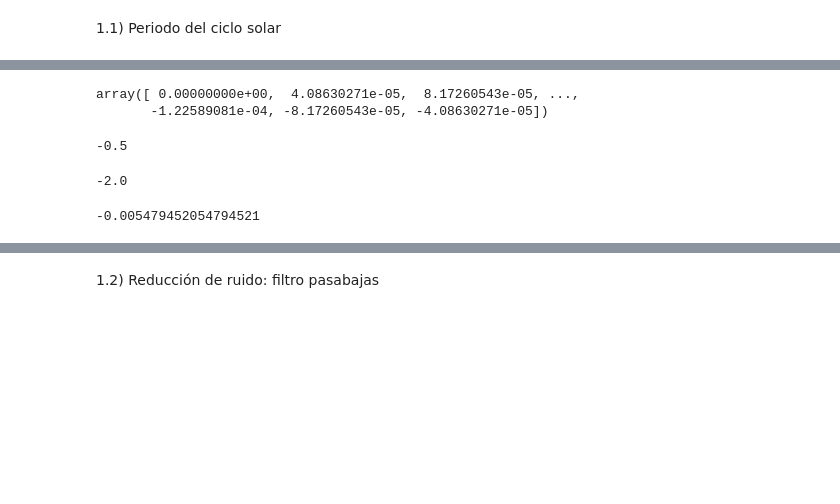
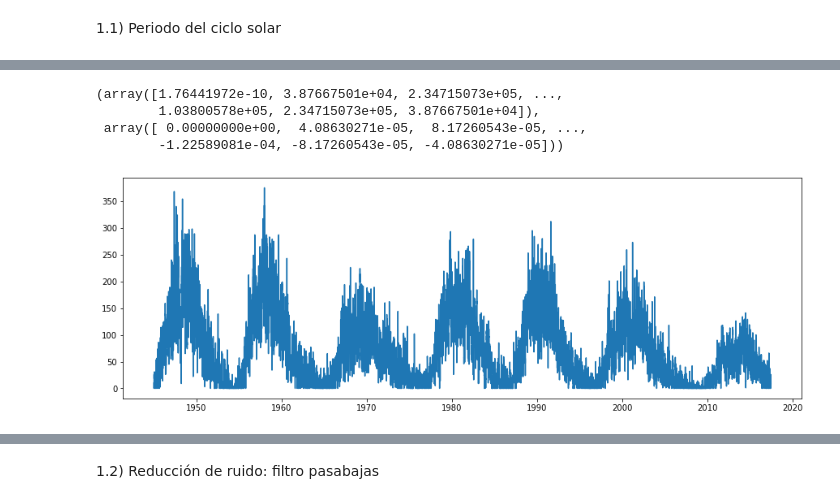
Before and after one commit to CatalinaFlorez/Metodos-Computacionales-2---Borrero-Florez, a Jupyter notebook: Taller 2.ipynb, the cells around one changed output, grey strips where cells are left out. Saved outputs shown, nothing was run; the diff lists cells and outputs as text; code cells hidden in the pictures; blank space fills up the shorter version.

```diff
--- a/Taller 2.ipynb
+++ b/Taller 2.ipynb
@@ -184,21 +36,14 @@ array([1736280.             +0.j        ,
-# %%
-frecs=np.fft.fftfreq(len(df["Año"]))
-frecs
-# %% [output]
-array([ 0.00000000e+00,  4.08630271e-05,  8.17260543e-05, ...,
-       -1.22589081e-04, -8.17260543e-05, -4.08630271e-05])
-# %%
-frec_ppal=frecs[np.argmax(np.abs(frecs))]
-frec_ppal
-# %% [output]
--0.5
-# %%
-periodo=1/frec_ppal
-periodo
-# %% [output]
--2.0
-# %%
-periodo_años=periodo/365
-periodo_años
-# %% [output]
--0.005479452054794521
+# %%
+transf=abs(np.fft.fft(datos_f["SSN"]))
+frecs=np.fft.fftfreq(len(datos_f["SSN"]))
+transf,frecs
+# %% [output]
+(array([1.76441972e-10, 3.87667501e+04, 2.34715073e+05, ...,
+        1.03800578e+05, 2.34715073e+05, 3.87667501e+04]),
+ array([ 0.00000000e+00,  4.08630271e-05,  8.17260543e-05, ...,
+        -1.22589081e-04, -8.17260543e-05, -4.08630271e-05]))
+# %%
+plt.plot(df['Date'], df["SSN"])
+plt.show()
+# %% [output]
+[figure, added]
```
Also changed, not shown: parts of 29 cells of this notebook.
